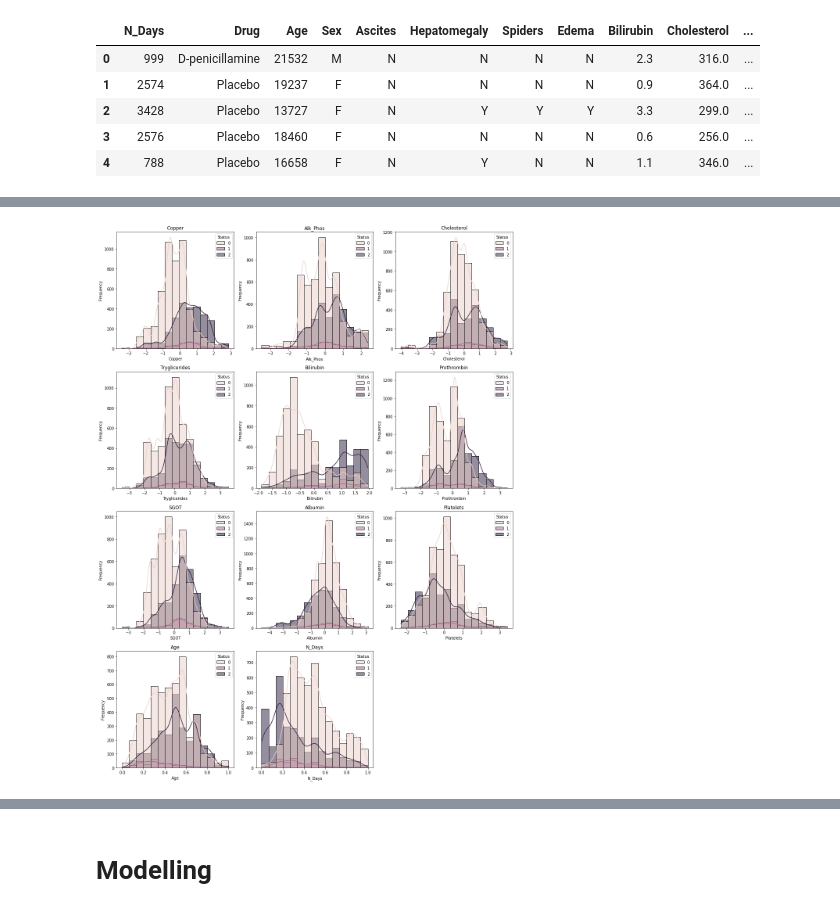
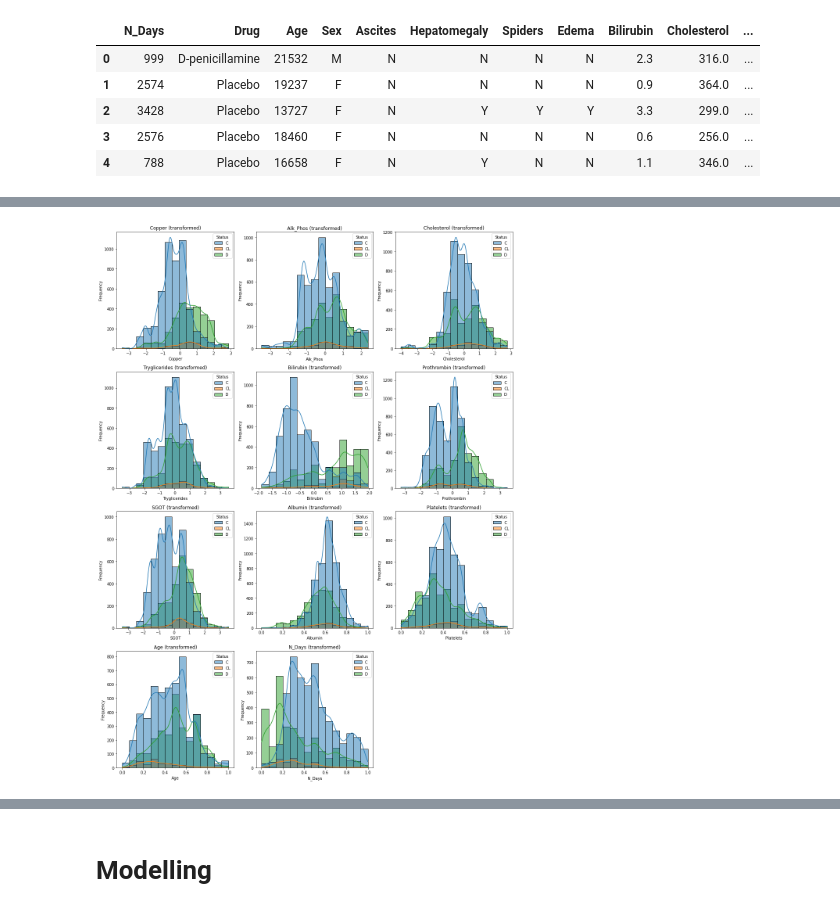
Before and after one commit to emsjoac2002/Kaggle_Playground_s3e26, a Jupyter notebook: Untitled.ipynb, the cells around one changed output, grey strips where cells are left out. Cells and saved outputs as stored; diff of their text form; code cells hidden in the pictures.

```diff
--- a/Untitled.ipynb
+++ b/Untitled.ipynb
@@ -55,4 +81,6 @@ continuous_variables = list(set(df.describe().transpose().index)-set(['Stage']))
 # %%
+ncols = 3
+
 # Calculate the number of rows needed based on the number of columns
 nrows = -(-len(continuous_variables) // ncols)  # Ceiling division to get the number of rows
 
@@ -65,7 +93,7 @@ axes = axes.flatten()
 # Loop through variables and create histograms
 for i, variable in enumerate(continuous_variables):
     ax = axes[i]
-    sns.histplot(data = df, x = variable, kde=True, ax=ax, bins = 15, hue = "Status")
+    sns.histplot(data = df, x = variable, kde=True, ax=ax, bins = 15, hue = "Status", hue_order = ["C","CL","D"])
     ax.set_title(variable)
     ax.set_xlabel(variable)
     ax.set_ylabel('Frequency')
@@ -120,7 +150,8 @@ axes = axes.flatten()
 # Loop through columns and create bar plots
 for i, column in enumerate(df_cat.columns):
     ax = axes[i]
-    sns.countplot(x=column, data=df, hue = "Status", ax=ax, hue_order = ["C","CL","D"])
+    bars = sns.countplot(x=column, data=df, hue = "Status", ax=ax, hue_order = ["C","CL","D"])
+
     ax.set_title(f'Count of Values in {column} Column')
     ax.set_xlabel(column)
     ax.set_ylabel('Count')
@@ -319,43 +189,42 @@ df.head()
 # %%
 power_list = ["Copper","Alk_Phos","Cholesterol","Tryglicerides","Bilirubin","Prothrombin","SGOT"]
-standard_list = ["Albumin","Platelets"]
-minmax_list = ["Age","N_Days"]
+minmax_list = ["Albumin","Platelets","Age","N_Days"]
 
-total_transf_cols = power_list + standard_list + minmax_list
+total_transf_cols = power_list + minmax_list
 
 preproc_pipeline = ColumnTransformer([
     ("skewed_transform",PowerTransformer(),power_list),
-    ("normal_transform",StandardScaler(),standard_list),
     ("minmax_transform",MinMaxScaler(),minmax_list)
 ])
 # %%
 df_post_proc = df.copy()
-df_post_proc[total_transf_cols] = preproc_pipeline.fit_transform(df_post_proc[total_transf_cols])
+df_post_proc[power_list +  minmax_list] = preproc_pipeline.fit_transform(df_post_proc[total_transf_cols])
 # %%
-n_cols = 3
+ncols = 3
 
 # Calculate the number of rows needed based on the number of columns
 nrows = -(-len(total_transf_cols) // ncols)  # Ceiling division to get the number of rows
 
 # Create subplots
 fig, axes = plt.subplots(nrows=nrows, ncols=ncols, figsize=(15, 5 * nrows))
 
 # Flatten the 2D array of subplots to a 1D array for easier indexing
 axes = axes.flatten()
 
 # Loop through variables and create histograms
 for i, variable in enumerate(total_transf_cols):
     ax = axes[i]
-    sns.histplot(data = df_post_proc, x = variable, kde=True, ax=ax, bins = 15, hue = "Status")
-    ax.set_title(variable)
+    sns.histplot(data = df_post_proc, x = variable, kde=True, ax=ax, bins = 15, hue = "Status", hue_order = ["C","CL","D"])
+    ax.set_title(variable + " (transformed)")
     ax.set_xlabel(variable)
     ax.set_ylabel('Frequency')
+
 
 # Remove empty subplots
 for j in range(i + 1, nrows * ncols):
     fig.delaxes(axes[j])
 
 plt.tight_layout()
 plt.show()
 # %% [output]
-[figure, old version]
+[figure, new version]
```
Also changed, not shown: parts of 48 cells of this notebook.
